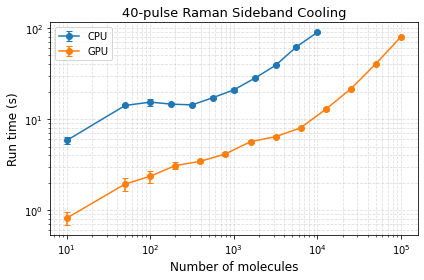
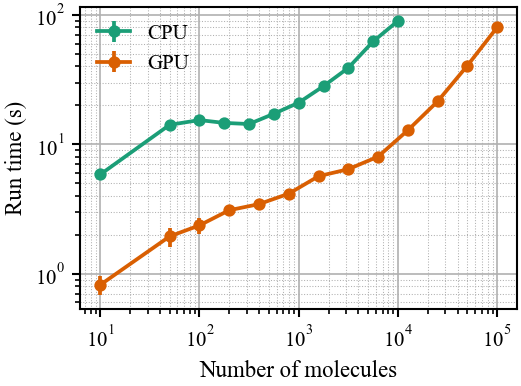
The notebook cell's code change between the first figure and the second:
--- before
+++ after
@@ -4,22 +4,19 @@
              cpu_means, 
              yerr=cpu_stds, 
-             fmt='o-', capsize=3, label='CPU')
+             fmt='o-', label='CPU')
 plt.errorbar(gpu_sizes, 
              gpu_means, 
              yerr=gpu_stds, 
-             fmt='o-', capsize=3, label='GPU')
+             fmt='o-', label='GPU')
 plt.xscale('log')
 plt.yscale('log')
-ax = plt.gca()
-ax.yaxis.set_major_locator(ticker.LogLocator(base=10.0, numticks=15))
-ax.yaxis.set_minor_locator(ticker.LogLocator(base=10.0, subs=np.arange(2, 10)*0.1, numticks=100))
-ax.yaxis.set_minor_formatter(ticker.NullFormatter())
+# Major grid
+plt.grid(True, which='major', linestyle='-', linewidth=0.8, alpha=1)
+# Minor grid
+plt.grid(True, which='minor', linestyle=':', linewidth=0.5, alpha=1)
+plt.xlabel('Number of molecules')
+plt.ylabel('Run time (s)')
 
-plt.xlabel('Number of molecules', fontsize=12)
-plt.ylabel('Run time (s)', fontsize=12)
-plt.title("40-pulse Raman Sideband Cooling", fontsize=13)
-
-plt.legend()
-plt.grid(True, which='both', ls='--', alpha=0.4)
-plt.tight_layout()
+plt.legend(frameon=False)
+plt.savefig("RSC_sim_spped_compare_40_pulse.pdf", bbox_inches="tight")
 plt.show()

Commit: Modify speed comparison plot